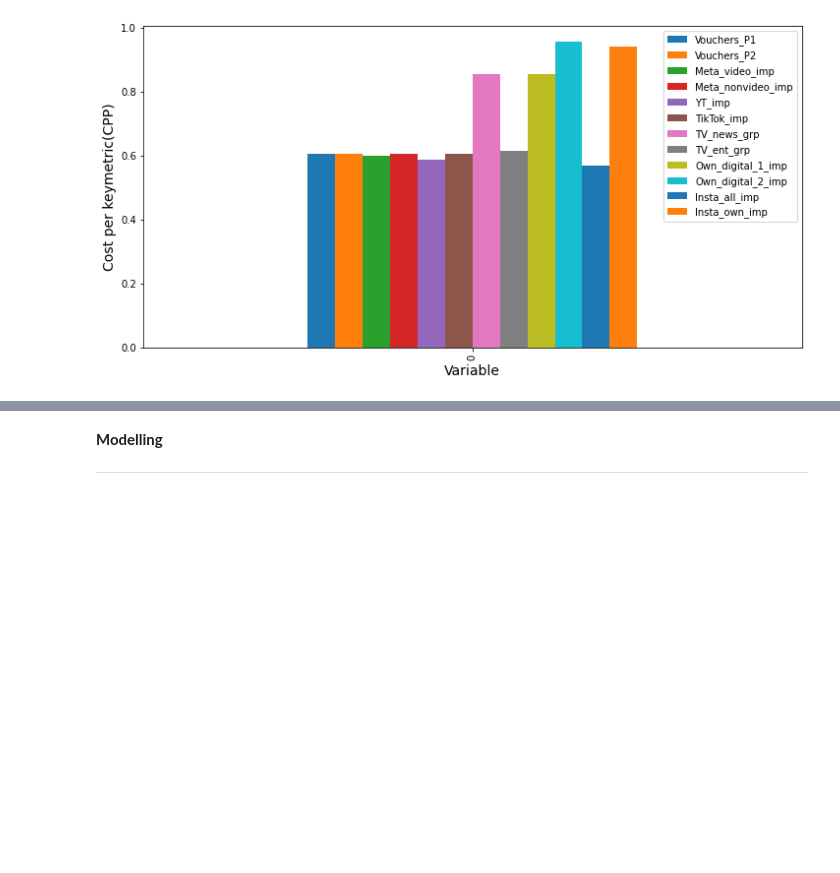
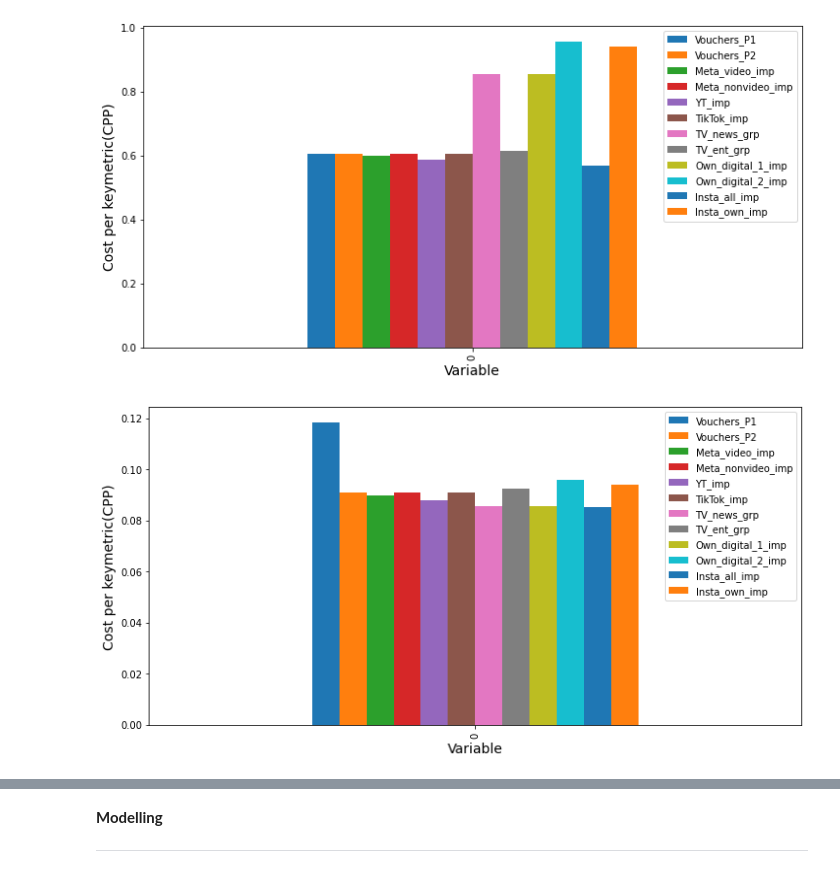
Before and after one commit to Akash743/Mathematical-Optimization, a Jupyter notebook: Testing_final.ipynb, the cells around one changed output, grey strips where cells are left out. Cells and saved outputs as stored; diff of their text form; code cells hidden in the pictures; blank space fills up the shorter version.

```diff
--- a/Testing_final.ipynb
+++ b/Testing_final.ipynb
@@ -544,3 +581,14 @@ plt.gcf().set_size_inches(12, 6)
 ##Increase for TV
 # %% [output]
 [figure]
+# %%
+## CPP  for manip. spends
+
+cpp_ratio_man = dm[dm.columns[8:]].sum(axis=0).values/df[df.columns[11:]].sum(axis=0).values
+cpp_man = pd.DataFrame([cpp_ratio_man],columns = df.columns[11:])
+cpp_man.plot(kind='bar')
+plt.xlabel("Variable", size=14)
+plt.ylabel("Cost per keymetric(CPP)", size=14)
+plt.gcf().set_size_inches(12, 6)
+# %% [output]
+[figure, added]
```
Also changed, not shown: parts of 14 cells of this notebook.
